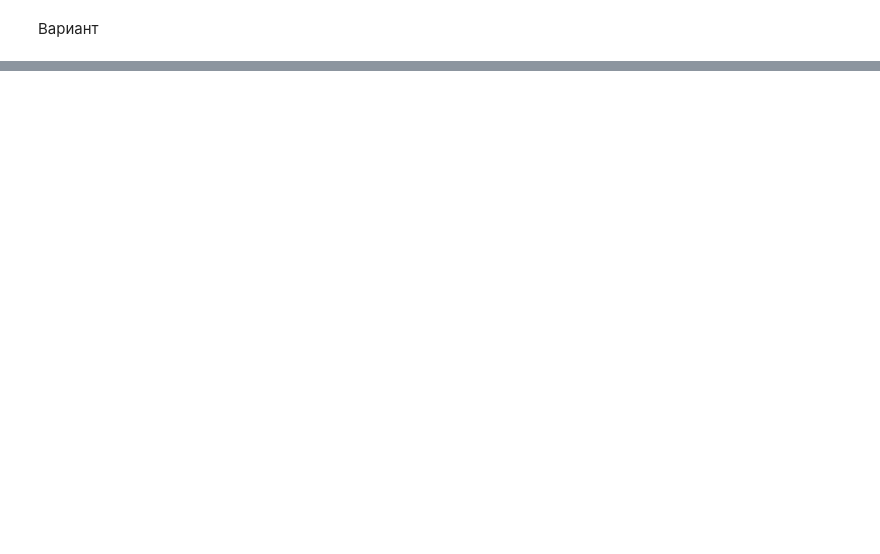
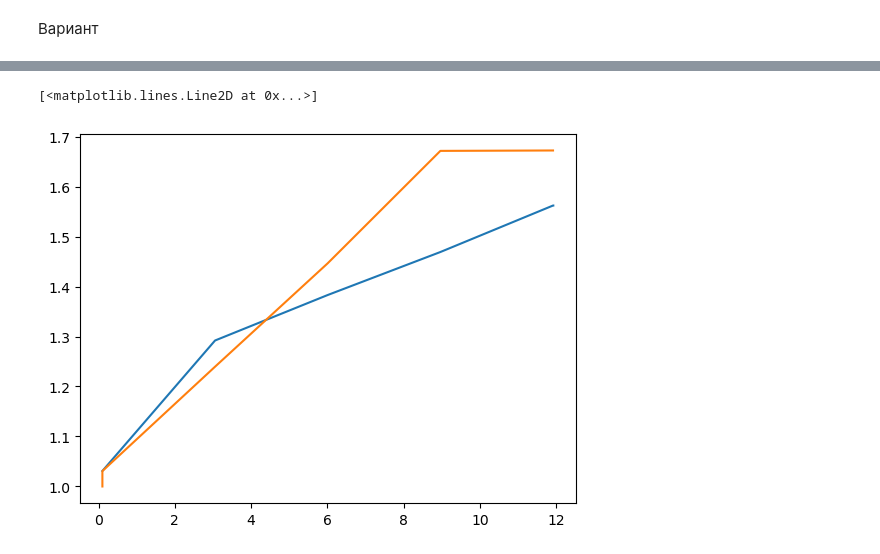
Before and after one commit to SidorenkoDD/BlackBoxFluid, a Jupyter notebook: code/tests2.ipynb, the cells around one changed output, grey strips where cells are left out. Drawn from its saved outputs; the diff is of its cells as text; code cells hidden in the pictures; blank space fills up the shorter version.

```diff
--- a/code/tests2.ipynb
+++ b/code/tests2.ipynb
@@ -504,4 +554,4 @@ df
 # %%
-df['Bo'] = df['Vl'] / 88.033118
+df['Bo'] = df['new_column'] / 85.4
 # %%
 df
@@ -507,0 +566,3 @@ df
+# %%
+df.loc[5, 'new_column'] = 85.4
+df.loc[1, 'Vl'] = 134.408574
@@ -507,0 +579,23 @@ df
+# %%
+pvtsim_pres = [
+11.923,
+11.916,
+8.962,
+6.008,
+3.054,
+0.100,]
+
+pvtsim_bo = [
+1.562,
+1.562,
+1.469,
+1.383,
+1.292,
+1.031,
+]
+# %%
+plt.plot(pvtsim_pres, pvtsim_bo)
+plt.plot(df['Pressure'], df['Bo'])
+# %% [output]
+[<matplotlib.lines.Line2D at 0x...>]
+[figure, added]
```
Also changed, not shown: parts of 10 cells of this notebook, 3 other files.
